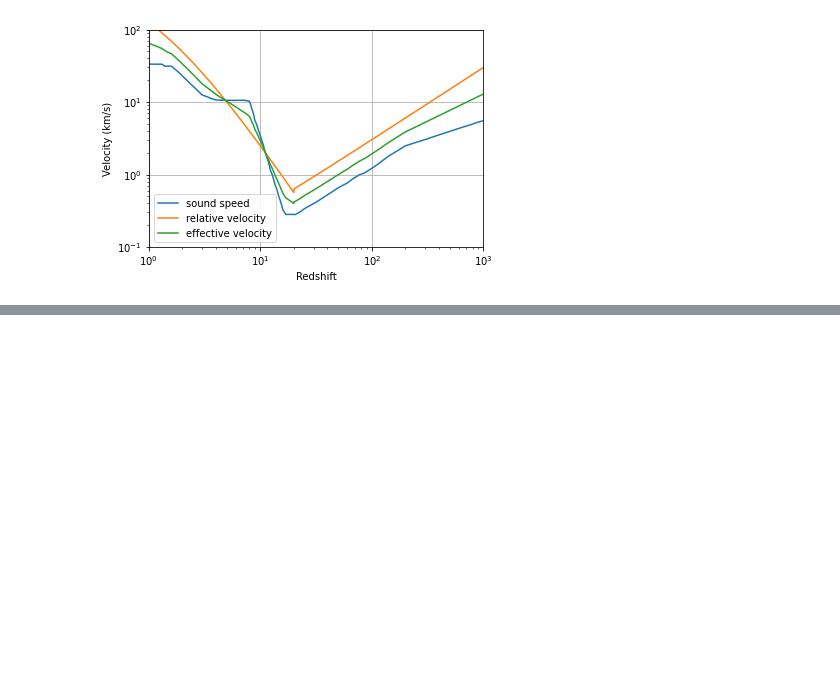
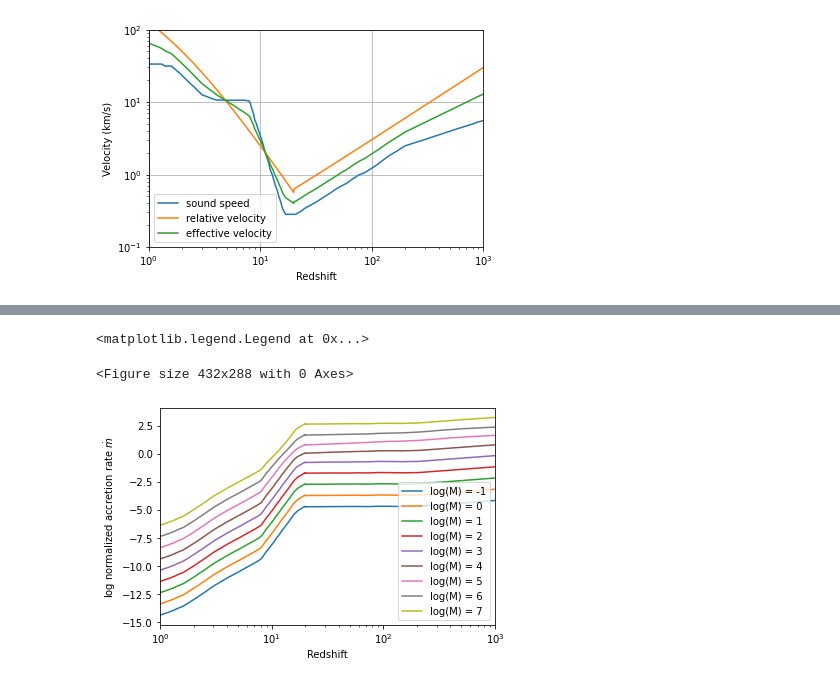
Before and after one commit to newspaperhinson/PBHAccretion, a Jupyter notebook: main.ipynb, the cells around one changed output, grey strips where cells are left out. Cells and saved outputs as stored; diff of their text form; code cells hidden in the pictures; blank space fills up the shorter version.

```diff
--- a/main.ipynb
+++ b/main.ipynb
@@ -81,0 +85,43 @@ array([-4.71831271e-16, -4.75351264e-16, -4.78901615e-16, ...,
+# %%
+fig = plt.figure()
+fig, axes = plt.subplots()
+axes.set_xscale('log')
+axes.set_xlim([1, 1000])
+# axes.set_yscale('log')
+# axes.set_ylim([-9, 0])
+axes.set_xlabel(r'Redshift')
+axes.set_ylabel(r'log normalized accretion rate $\dot{m}$ ')
+
+# variables for calculating accretion eigenvalue
+def Bondi_radius(M):    # in cm
+    return 1.34E16*(M)*np.power(effective_velocity, -2)
+def beta(M):
+    t_cr = Bondi_radius(M)/100/1000/effective_velocity  #in s
+    x_e = 0.01
+    Hubble_rate = 3.24E-18*np.sqrt(0.127)*np.power(1+redshift, 3/2) #in s^-1
+    effective_viscosity = Hubble_rate*(1+1.78*x_e*np.power((1+redshift)/100, 5/2))
+    return effective_viscosity*t_cr
+
+# accretion eigenvalue in eq. 9 for small viscosity
+def lambda_0(M):
+    gamma = 1   # isothermal
+    xi = 0.75*np.power((gamma+1)/(5-3*gamma), (gamma-1)/(gamma+1))
+    def cs_cr(beta):
+        cs_cr_0 = np.sqrt(2/(5-3*gamma))
+        return (3*cs_cr_0+beta**xi)/(3+beta**xi)
+    x_cr = np.power(cs_cr(beta(M)), -2)*(-1+np.sqrt(1+beta(M)*np.power(cs_cr(beta(M)), -3)))/(beta(M)*cs_cr(beta(M))**-3)
+    return np.exp(9/2/(3+np.power(beta(M), 0.75)))*x_cr**2
+
+
+# calculation of accretion rate
+def accretion_rate(M):
+    return lambda_0(M)*0.321*(((1+redshift)/1000)**3)*(M)*effective_velocity**-3
+
+# accretion rate plot
+for i in range(-1, 8):
+    axes.plot(redshift, np.log10(accretion_rate(10**i)), label=f'log(M) = {i}')
+axes.legend()
+# %% [output]
+<matplotlib.legend.Legend at 0x...>
+<Figure size 432x288 with 0 Axes>
+[figure, added]
```
Also changed, not shown: parts of 5 cells of this notebook, 1 other file.
